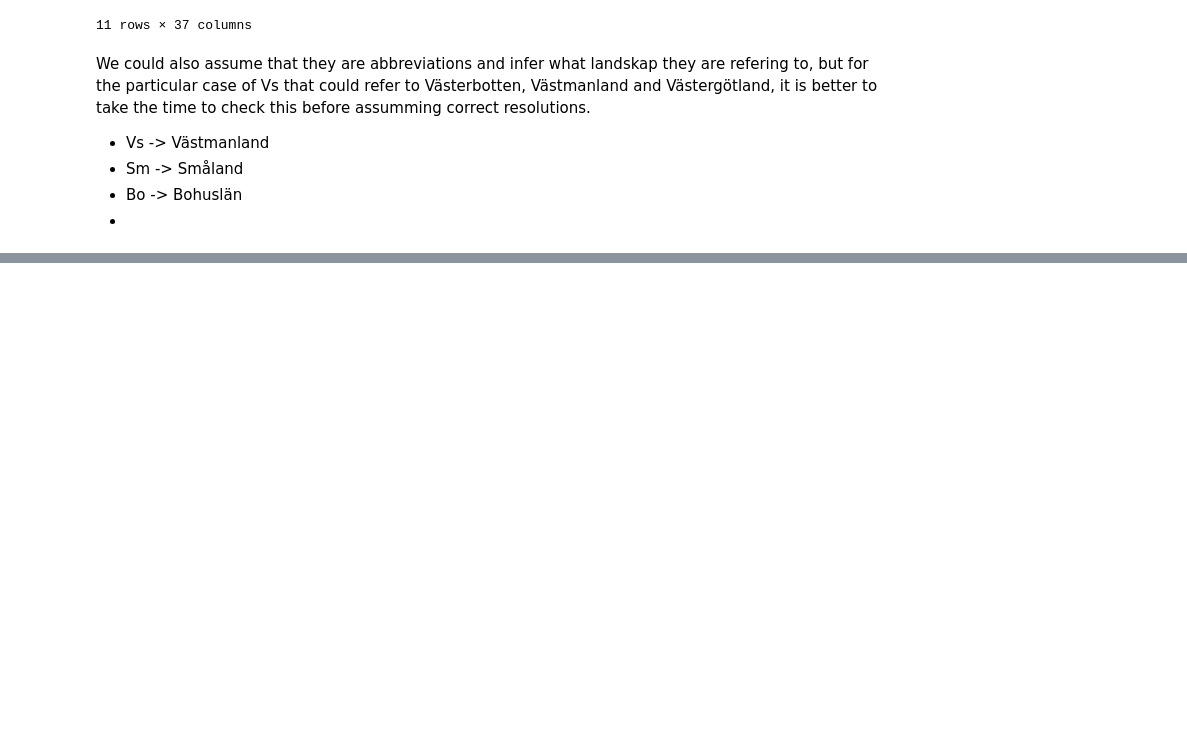
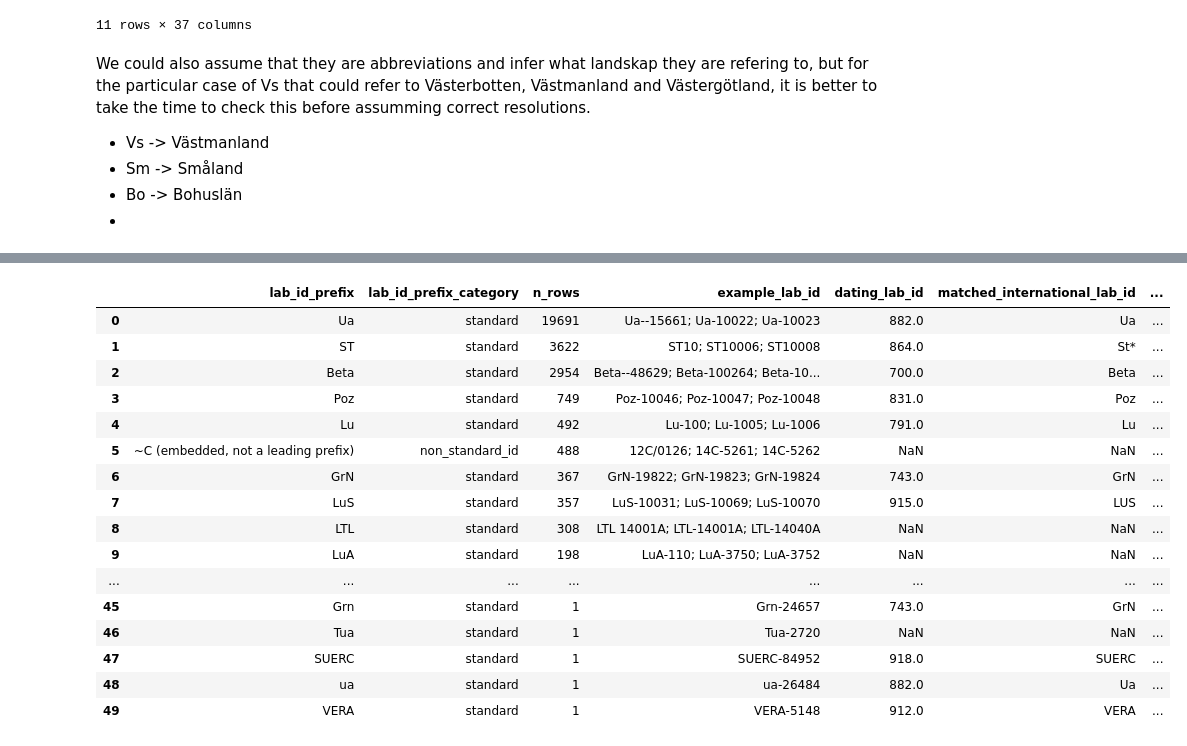
Before and after one commit to Br1CM/sead_strucke_data_cleaning, a Jupyter notebook: current/notebooks/exploration.ipynb, the cells around one changed output, grey strips where cells are left out. Cells and saved outputs as stored; diff of their text form; code cells hidden in the pictures; blank space fills up the shorter version.

Commit message:
added lab_id prefix exploration
Co-Authored-By: Claude Sonnet 5 <noreply@anthropic.com>

```diff
--- a/current/notebooks/exploration.ipynb
+++ b/current/notebooks/exploration.ipynb
@@ -846,0 +876,16 @@ We could also assume that they are abbreviations and infer what landskap they ar
+# %%
+import sys
+from pathlib import Path
+
+sys.path.insert(0, str(Path('../..').resolve()))
+from shared.resolution import common
+
+# .env lives at the true repo root, two levels up from current/notebooks/.
+engine = common.get_db_engine('../../.env')
+
+dating_labs = pd.read_sql(
+    "select dating_lab_id, international_lab_id, lab_name from public.tbl_dating_labs",
+    engine,
+)
+print(f"{len(dating_labs)} labs in sead_staging")
+dating_labs.head()
@@ -846,0 +952,49 @@ We could also assume that they are abbreviations and infer what landskap they ar
+# %%
+exact = dict(zip(dating_labs["international_lab_id"], dating_labs["dating_lab_id"]))
+by_lower = {code.lower(): (code, lab_id) for code, lab_id in exact.items()}
+by_lower_stripped = {code.rstrip("*").lower(): (code, lab_id) for code, lab_id in exact.items()}
+
+def match_lab(prefix, category):
+    if category != "standard":
+        return pd.Series([None, None, None])
+    if prefix in exact:
+        return pd.Series([exact[prefix], prefix, "exact"])
+    hit = by_lower.get(prefix.lower())
+    if hit:
+        return pd.Series([hit[1], hit[0], "case_insensitive"])
+    hit = by_lower_stripped.get(prefix.rstrip("*").lower())
+    if hit:
+        return pd.Series([hit[1], hit[0], "stripped_star"])
+    return pd.Series([None, None, None])
+
+prefix_matches = (
+    df.groupby(["lab_id_prefix", "lab_id_prefix_category"])
+    .agg(n_rows=("lab_id", "size"),
+         example_lab_id=("lab_id", lambda s: "; ".join(sorted(s.astype(str).unique())[:3])))
+    .reset_index()
+)
+prefix_matches[["dating_lab_id", "matched_international_lab_id", "match_type"]] = prefix_matches.apply(
+    lambda r: match_lab(r["lab_id_prefix"], r["lab_id_prefix_category"]), axis=1,
+)
+lab_name_by_id = dict(zip(dating_labs["dating_lab_id"], dating_labs["lab_name"]))
+prefix_matches["matched_lab_name"] = prefix_matches["dating_lab_id"].map(lab_name_by_id)
+prefix_matches = prefix_matches.sort_values("n_rows", ascending=False).reset_index(drop=True)
+prefix_matches
+# %% [output]
+|  | lab_id_prefix | lab_id_prefix_category | n_rows | example_lab_id | dating_lab_id | matched_international_lab_id | ... |
+| 0 | Ua | standard | 19691 | Ua--15661; Ua-10022; Ua-10023 | 882.0 | Ua | ... |
+| 1 | ST | standard | 3622 | ST10; ST10006; ST10008 | 864.0 | St* | ... |
+| 2 | Beta | standard | 2954 | Beta--48629; Beta-100264; Beta-10... | 700.0 | Beta | ... |
+| 3 | Poz | standard | 749 | Poz-10046; Poz-10047; Poz-10048 | 831.0 | Poz | ... |
+| 4 | Lu | standard | 492 | Lu-100; Lu-1005; Lu-1006 | 791.0 | Lu | ... |
+| 5 | ~C (embedded, not a leading prefix) | non_standard_id | 488 | 12C/0126; 14C-5261; 14C-5262 | NaN | NaN | ... |
+| 6 | GrN | standard | 367 | GrN-19822; GrN-19823; GrN-19824 | 743.0 | GrN | ... |
+| 7 | LuS | standard | 357 | LuS-10031; LuS-10069; LuS-10070 | 915.0 | LUS | ... |
+| 8 | LTL | standard | 308 | LTL 14001A; LTL-14001A; LTL-14040A | NaN | NaN | ... |
+| 9 | LuA | standard | 198 | LuA-110; LuA-3750; LuA-3752 | NaN | NaN | ... |
+| ... | ... | ... | ... | ... | ... | ... | ... |
+| 45 | Grn | standard | 1 | Grn-24657 | 743.0 | GrN | ... |
+| 46 | Tua | standard | 1 | Tua-2720 | NaN | NaN | ... |
+| 47 | SUERC | standard | 1 | SUERC-84952 | 918.0 | SUERC | ... |
+| 48 | ua | standard | 1 | ua-26484 | 882.0 | Ua | ... |
+| 49 | VERA | standard | 1 | VERA-5148 | 912.0 | VERA | ... |
```
Also changed, not shown: parts of 12 cells of this notebook.
